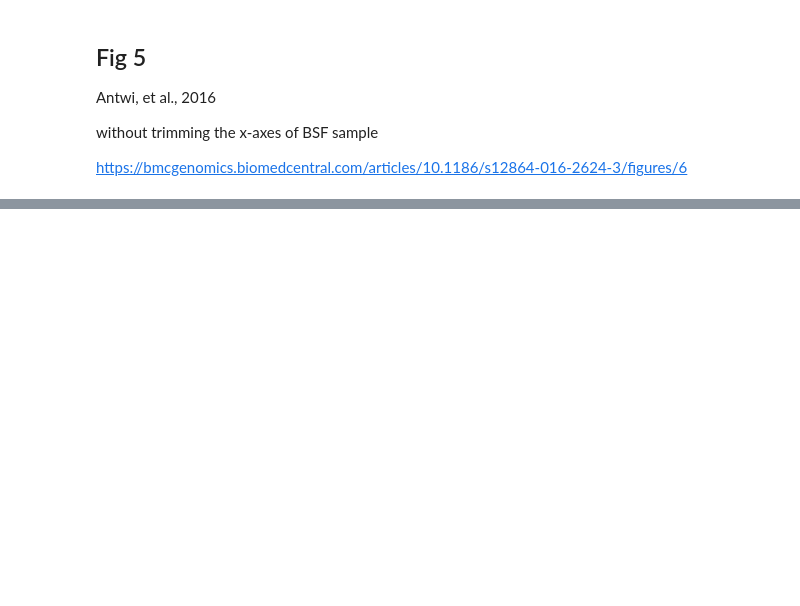
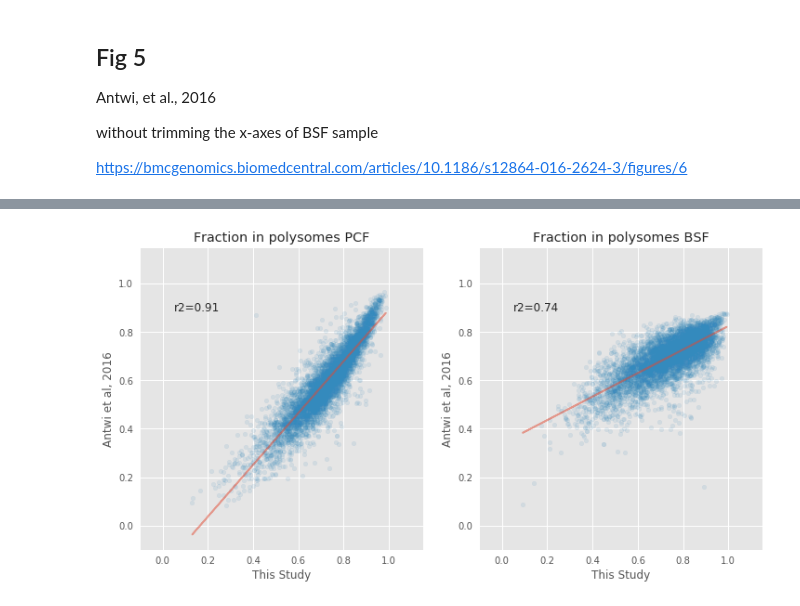
Before and after one commit to mtinti/polysome, a Jupyter notebook: Figures_Paper_def.ipynb, the cells around one changed output, grey strips where cells are left out. Cells and saved outputs as stored; diff of their text form; code cells hidden in the pictures; blank space fills up the shorter version.

```diff
--- a/Figures_Paper_def.ipynb
+++ b/Figures_Paper_def.ipynb
@@ -1941,13 +2111,13 @@ plot_line(test[x],test[y],ax)
 # %%
 TDdf2 = pd.concat([
         #Traslation Competent BSF
-        ((out_df['B_pol_1']/0.7) / ((out_df['B_pol_1']/0.7) + (out_df['B_sub_1']/0.3))),
-        ((out_df['B_pol_2']/0.7) / ((out_df['B_pol_2']/0.7) + (out_df['B_sub_2']/0.3))),
-        ((out_df['B_pol_3']/0.7) / ((out_df['B_pol_3']/0.7) + (out_df['B_sub_3']/0.3))),
+        ((out_df['B_pol_1']*0.7) / ((out_df['B_pol_1']*0.7) + (out_df['B_sub_1']*0.3))),
+        ((out_df['B_pol_2']*0.7) / ((out_df['B_pol_2']*0.7) + (out_df['B_sub_2']*0.3))),
+        ((out_df['B_pol_3']*0.7) / ((out_df['B_pol_3']*0.7) + (out_df['B_sub_3']*0.3))),
         #Traslation Competent PCF
-        ((out_df['P_pol_1']/0.7) / ((out_df['P_pol_1']/0.7) + (out_df['P_sub_1']/0.3))),
-        ((out_df['P_pol_2']/0.7) / ((out_df['P_pol_2']/0.7) + (out_df['P_sub_2']/0.3))),
-        ((out_df['P_pol_3']/0.7) / ((out_df['P_pol_3']/0.7) + (out_df['P_sub_3']/0.3)))],
+        ((out_df['P_pol_1']*0.7) / ((out_df['P_pol_1']*0.7) + (out_df['P_sub_1']*0.3))),
+        ((out_df['P_pol_2']*0.7) / ((out_df['P_pol_2']*0.7) + (out_df['P_sub_2']*0.3))),
+        ((out_df['P_pol_3']*0.7) / ((out_df['P_pol_3']*0.7) + (out_df['P_sub_3']*0.3)))],
         #BSF vs PCF
          axis=1)
 
@@ -1964,34 +2148,36 @@ test=test.dropna()
 
 fig,axes=plt.subplots(figsize=(12,6), ncols=2)
 
 x='median_b'
 y='BSF_Fraction in polysomes'
 test.plot(x=x,
           y=y,kind='scatter',ax=axes[1],
           alpha=0.1)
 UT.plot_line(test[x],test[y],axes[1])
 
 
 axes[1].set_title('Fraction in polysomes BSF')
-axes[1].set_xlim(0,1)
-axes[1].set_ylim(0,1)
+axes[1].set_xlim(-0.1,1.15)
+axes[1].set_ylim(-0.1,1.15)
 axes[1].set_ylabel('Antwi et al, 2016')
 axes[1].set_xlabel('This Study')
 
 
 x='median_p'
 y='PCF_Fraction in polysomes'
 test.plot(x=x,
           y=y,kind='scatter',ax=axes[0],
          alpha=0.1)
 UT.plot_line(test[x],test[y],axes[0])
 
 
 axes[0].set_title('Fraction in polysomes PCF')
-axes[0].set_xlim(0,1)
-axes[0].set_ylim(0,1)
+axes[0].set_xlim(-0.1,1.15)
+axes[0].set_ylim(-0.1,1.15)
 axes[0].set_ylabel('Antwi et al, 2016')
 axes[0].set_xlabel('This Study')
 
 plt.savefig('Figures/Figure_5.png')
 plt.show()
+# %% [output]
+[figure, added]
```
Also changed, not shown: parts of 61 cells of this notebook, 1 other file.
